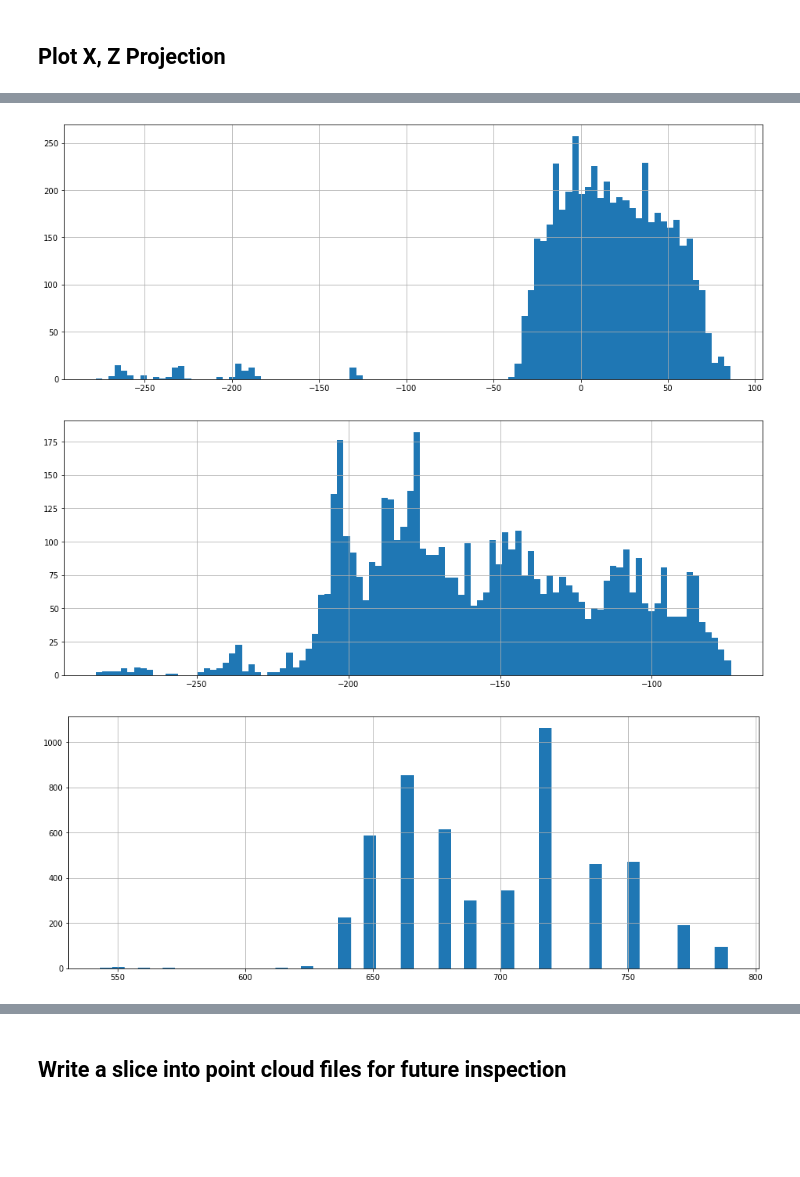
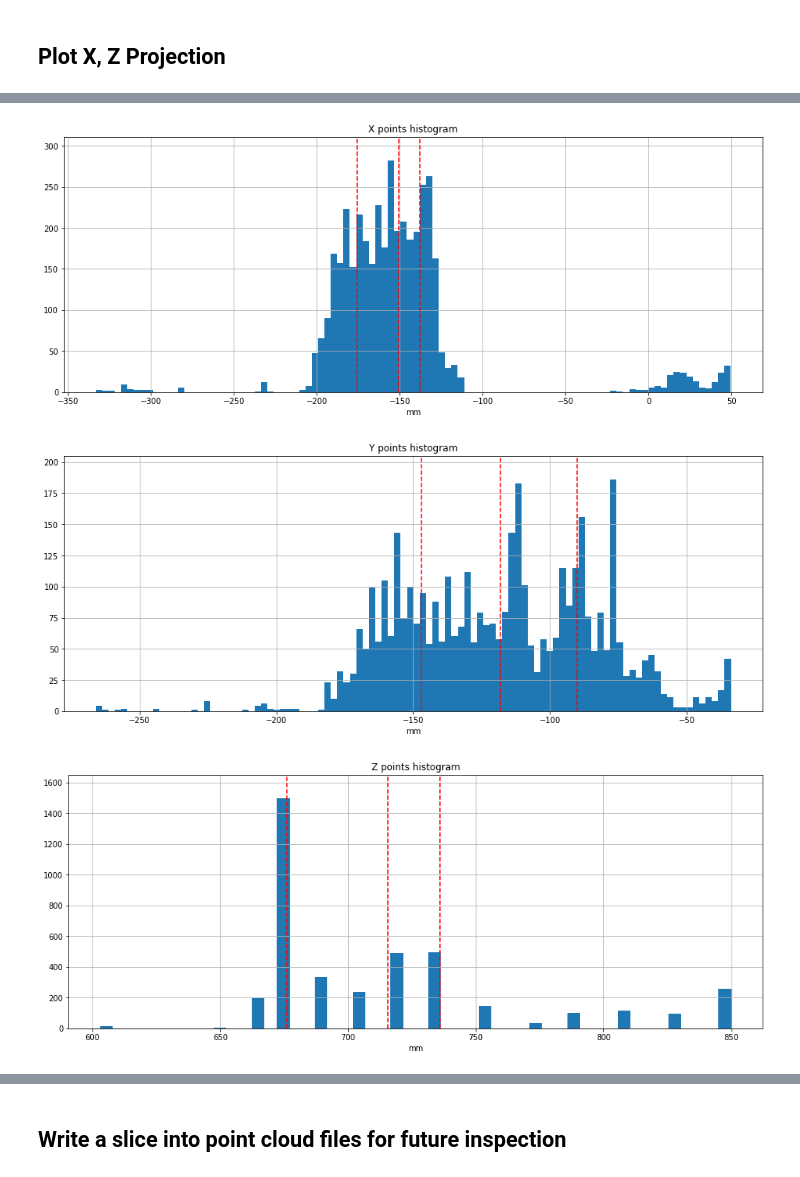
Before and after one commit to fortachong/clara, a Jupyter notebook: src/analysis/02_depth_analysis.ipynb, the cells around one changed output, grey strips where cells are left out. Saved outputs shown, nothing was run; the diff lists cells and outputs as text; code cells hidden in the pictures; blank space fills up the shorter version.

Commit message:
2 new methods for centroid

```diff
--- a/src/analysis/02_depth_analysis.ipynb
+++ b/src/analysis/02_depth_analysis.ipynb
@@ -221,7 +222,7 @@ interactive(children=(IntSlider(value=0, description='Select Slice', max=26), Ou
 # %% [markdown]
 ## Thresholding Depth Values
 # %%
-body_buffer = 90
+body_buffer = 50
 antenna_buffer = 5
 # %%
 # Hard limits
@@ -269,7 +270,7 @@ show_filtered_slice(CURRENT_SLICE)
 # %% [markdown]
 ## Select a Frame to inspect
 # %%
-FRAME = 255
+FRAME = 407
 # %%
 dm_frame = dataset[FRAME]['depth_map']
 frame_number = dataset[FRAME]['frame']
@@ -332,12 +333,22 @@ def xyz_numpy(frame, idxs, topx, topy, cx, cy, fx, fy):
 dm_ = dm_frame.copy()
 filter_cond = (dm_ > MAX_DEPTH_VALUE) | (dm_ < MIN_DEPTH_VALUE)
 dm_frame_filtered_idxs = np.argwhere(~filter_cond)
-x, y, z = xyz_numpy(dm_, dm_frame_filtered_idxs, roi_topx, roi_topy, CX, CY, FX, FY)
+x, y, z = xyz_numpy(dm_, dm_frame_filtered_idxs, roi_topx_rh, roi_topy_rh, CX, CY, FX, FY)
 # %%
 # Centroids
 centroid_x = np.mean(x)
 centroid_z = np.mean(z)
 centroid_y = np.mean(y)
+# Quantiles
+Q1_z = np.quantile(z, 0.25)
+Q3_z = np.quantile(z, 0.75)
+iqr_z = Q3_z - Q1_z
+Q1_x = np.quantile(x, 0.25)
+Q3_x = np.quantile(x, 0.75)
+iqr_x = Q3_x - Q1_x
+Q1_y = np.quantile(y, 0.25)
+Q3_y = np.quantile(y, 0.75)
+iqr_y = Q3_y - Q1_y
 # %%
 centroid_x, centroid_z
 # %% [output]
@@ -345,24 +356,42 @@ centroid_x, centroid_z
 # %%
-fig = plt.figure(figsize=(16,6))
+fig, ax = plt.subplots(figsize=(16,6))
 plt.grid()
-plt.hist(x, bins=100)
+ax.hist(x, bins=100)
+ax.set_title("X points histogram")
+ax.set_xlabel("mm")
+y0, y1 = ax.get_ylim()
+ax.axline((centroid_x, y0), (centroid_x, y1), color='r', ls='dashed')
+ax.axline((Q1_x, y0), (Q1_x, y1), color='r', ls='dashed')
+ax.axline((Q3_x, y0), (Q3_x, y1), color='r', ls='dashed')
 plt.show()
 # %% [output]
-[figure, old version]
+[figure, new version]
 # %%
-fig = plt.figure(figsize=(16,6))
+fig, ax = plt.subplots(figsize=(16,6))
 plt.grid()
-plt.hist(y, bins=100)
+ax.hist(y, bins=100)
+ax.set_title("Y points histogram")
+ax.set_xlabel("mm")
+y0, y1 = ax.get_ylim()
+ax.axline((centroid_y, y0), (centroid_y, y1), color='r', ls='dashed')
+ax.axline((Q1_y, y0), (Q1_y, y1), color='r', ls='dashed')
+ax.axline((Q3_y, y0), (Q3_y, y1), color='r', ls='dashed')
 plt.show()
 # %% [output]
-[figure, old version]
+[figure, new version]
 # %%
-fig = plt.figure(figsize=(16,6))
+fig, ax = plt.subplots(figsize=(16,6))
 plt.grid()
-plt.hist(z, bins=50)
+ax.hist(z, bins=50)
+ax.set_title("Z points histogram")
+ax.set_xlabel("mm")
+y0, y1 = ax.get_ylim()
+ax.axline((centroid_z, y0), (centroid_z, y1), color='r', ls='dashed')
+ax.axline((Q1_z, y0), (Q1_z, y1), color='r', ls='dashed')
+ax.axline((Q3_z, y0), (Q3_z, y1), color='r', ls='dashed')
 plt.show()
 # %% [output]
-[figure, old version]
+[figure, new version]
 # %%
 fig, ax = plt.subplots(figsize=(12,10))
 plot = ax.scatter(x, z, marker='+', color='k', s=2.2)
```
Also changed, not shown: parts of 39 cells of this notebook, 33 other files.
